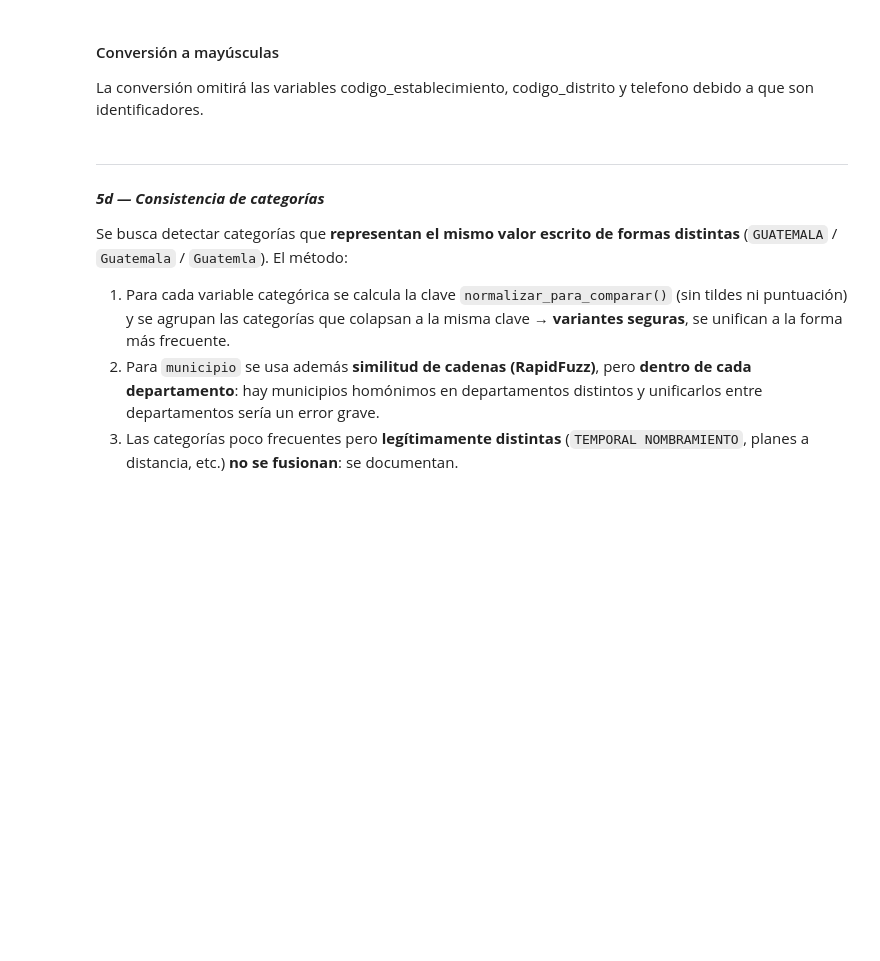
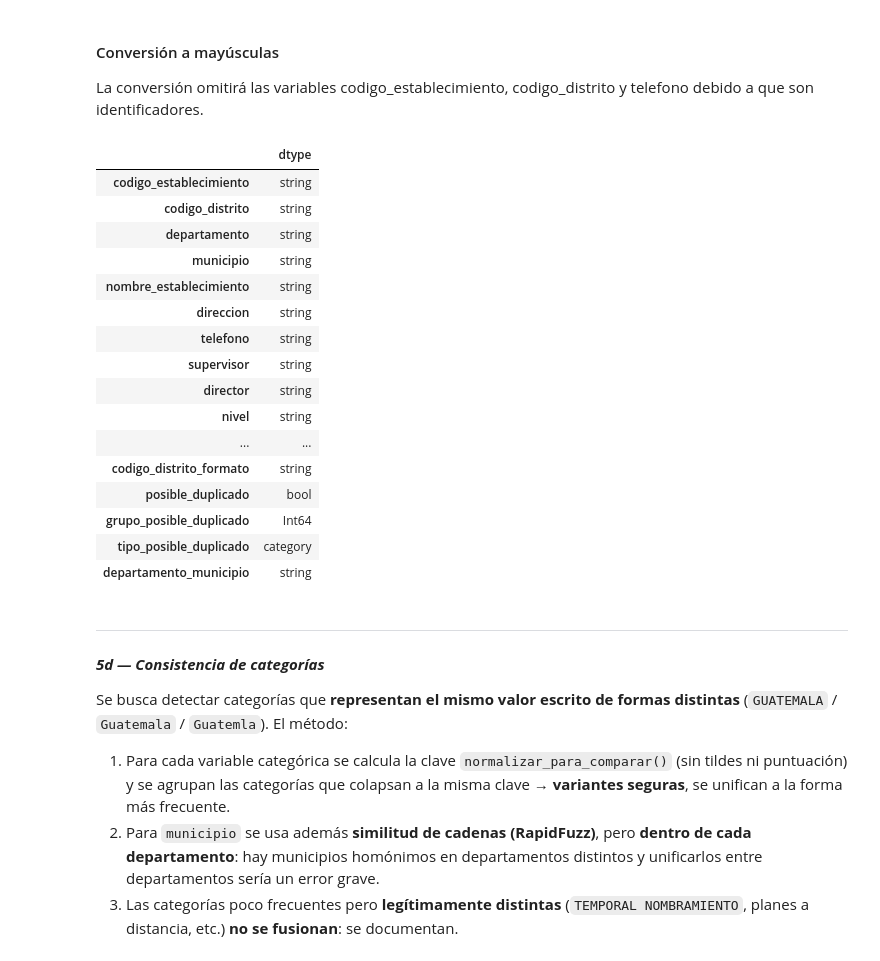
Before and after one commit to CindyGualim/DATA-SCIENCE_CC3084, a Jupyter notebook: Proyecto1.ipynb, the cells around one changed output. Cells and saved outputs as stored; diff of their text form; code cells hidden in the pictures; blank space fills up the shorter version.

```diff
--- a/Proyecto1.ipynb
+++ b/Proyecto1.ipynb
@@ -892,6 +891,29 @@ df[COLUMNAS_MAYUSCULAS] = (
     df[COLUMNAS_MAYUSCULAS]
     .apply(lambda s: s.str.upper())
 )
+# %%
+df[VARIABLES_STRING] = df[VARIABLES_STRING].astype("string")
+df[VARIABLES_CATEGORICAS] = df[VARIABLES_CATEGORICAS].astype("string")
+
+df.dtypes.to_frame("dtype")
+# %% [output]
+|  | dtype |
+| codigo_establecimiento | string |
+| codigo_distrito | string |
+| departamento | string |
+| municipio | string |
+| nombre_establecimiento | string |
+| direccion | string |
+| telefono | string |
+| supervisor | string |
+| director | string |
+| nivel | string |
+| ... | ... |
+| codigo_distrito_formato | string |
+| posible_duplicado | bool |
+| grupo_posible_duplicado | Int64 |
+| tipo_posible_duplicado | category |
+| departamento_municipio | string |
 # %% [markdown]
 ---
 ***5d — Consistencia de categorías***
```
Also changed, not shown: parts of 25 cells of this notebook.
